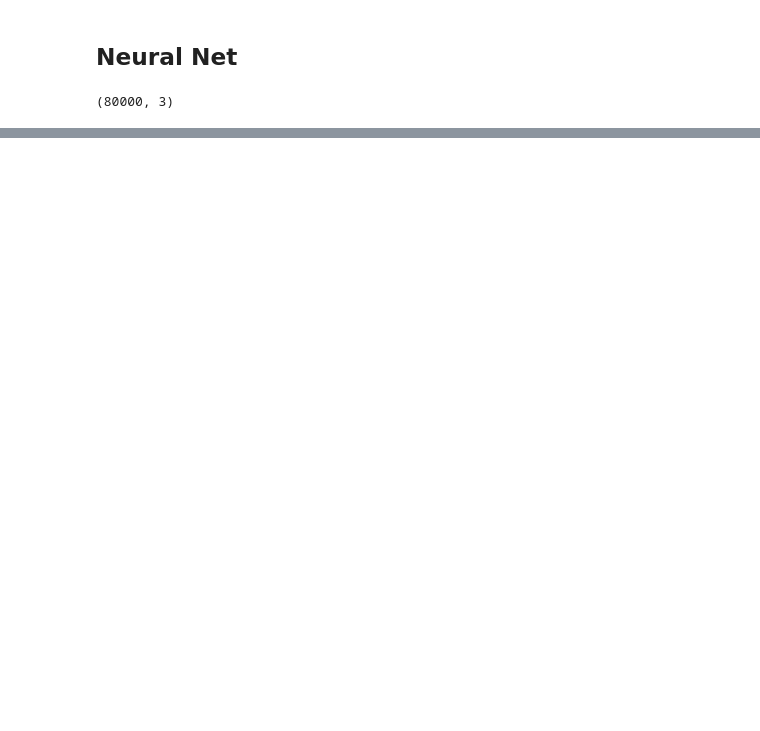
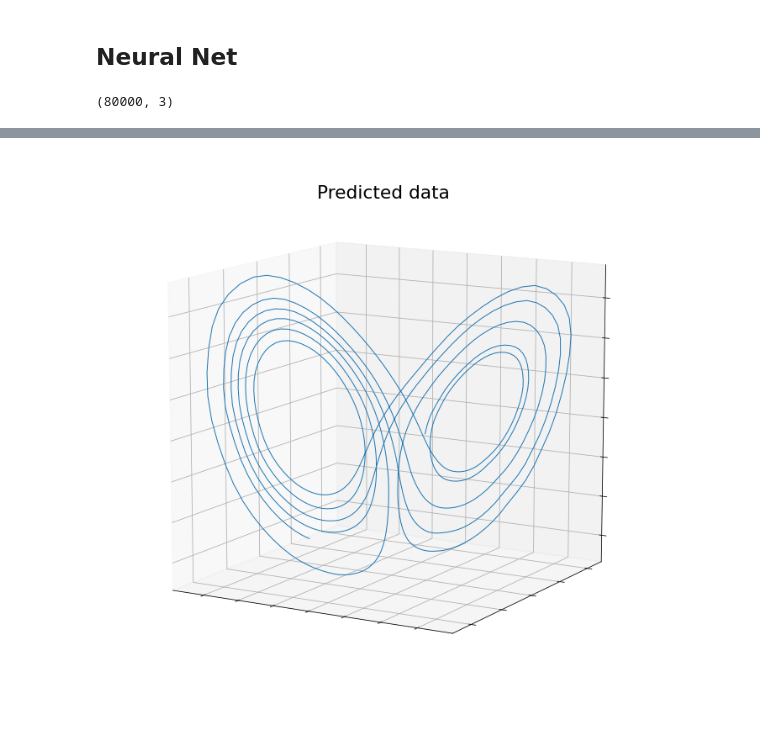
Before and after one commit to shahin1009/Lorenz-AutoEncoder-DeepLearning, a Jupyter notebook: LorenzEncoder.ipynb, the cells around one changed output, grey strips where cells are left out. Saved outputs shown, nothing was run; the diff lists cells and outputs as text; code cells hidden in the pictures; blank space fills up the shorter version.

```diff
--- a/LorenzEncoder.ipynb
+++ b/LorenzEncoder.ipynb
@@ -66,30 +76,22 @@ nn_output.shape
 # %% [output]
 (80000, 3)
 # %%
-# Define activation functions
-def logsig(x):
-    return K.variable(tf.divide(1,(1+K.exp(-K.eval(x)))))
-
-def radbas(x):
-    return K.variable(K.exp(-K.power(K.eval(x),2)))
-
-def purelin(x):
-    return x
-
 
 class Autoencoder(Model):
   def __init__(self):
     super(Autoencoder, self).__init__()
+
     self.encoder = tf.keras.Sequential([
       layers.Flatten(),
+      layers.Dense(100, activation='sigmoid'),
       layers.Dense(100, activation='relu'),
-      layers.Dense(100, activation='relu'),
-      layers.Dense(10, activation='relu'),
+      layers.Dense(10, activation='sigmoid'),
     ])
+
     self.decoder = tf.keras.Sequential([
       layers.Dense(100, activation='relu'),
-      layers.Dense(100, activation='relu'),
-      layers.Dense(3, activation=purelin),
+      layers.Dense(100, activation='sigmoid'),
+      layers.Dense(3, activation='linear'),
     ])
 
   def call(self, x):
@@ -122 +124,20 @@ Epoch 30/30
 <keras.callbacks.History at 0x...>
+# %%
+fig,ax = plt.subplots(1,1,subplot_kw={'projection': '3d'})
+x0new = -5 + 30 * np.random.random(3)
+
+x_t = integrate.odeint(lorenz_deriv, x0new, t)
+
+y_pred = autoencoder.predict(x_t)
+
+
+x, y, z = y_pred.T
+ax.plot(x, y, z,linewidth=1)
+ax.view_init(12, 120)
+ax.set_yticklabels([])
+ax.set_xticklabels([])
+ax.set_zticklabels([])
+ax.set_title('Predicted data')
+plt.show()
+# %% [output]
+[figure, added]
```
Also changed, not shown: parts of 4 cells of this notebook.
